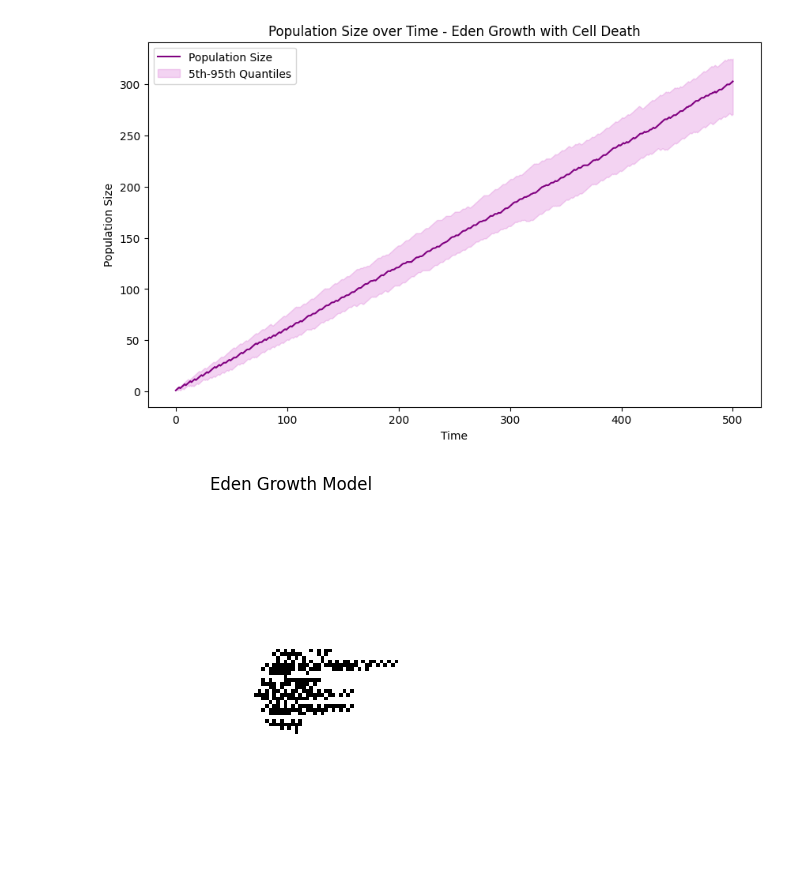
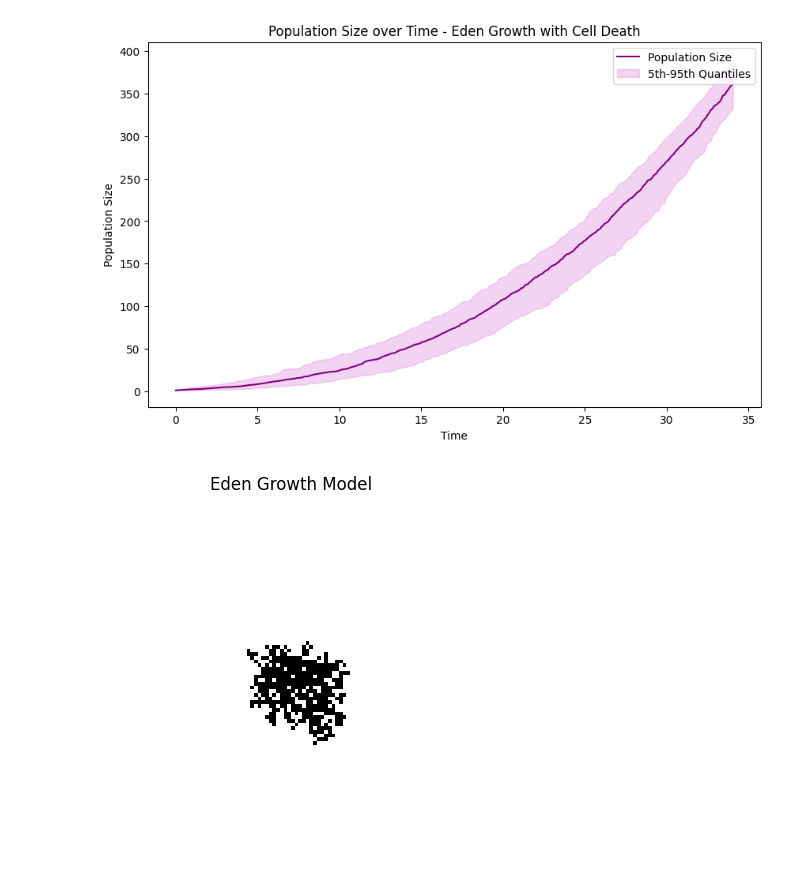
Before and after one commit to isabellac865/population_growth_models, a Jupyter notebook: 6_eden_growth_cell_death3.ipynb, the cells around one changed output. Cells and saved outputs as stored; diff of their text form; code cells hidden in the pictures.

Commit message:
summed birth and death rates

```diff
--- a/6_eden_growth_cell_death3.ipynb
+++ b/6_eden_growth_cell_death3.ipynb
@@ -21,40 +21,41 @@ def grow_cluster(grid, border, iterations, base_growth_rate, base_death_prob):
     population_size = [1]
     time_points = [0]
 
-#time !
+    for _ in range(iterations):
+        if not border:
+            break
 
-    for t in range(1, iterations + 1):
-        growth_rate = #base_growth_rate + np.random.uniform(-0.05, 0.05)
-        death_prob = #base_death_prob + np.random.uniform(-0.1, 0.1)
+        N = np.sum(grid)
+        num_dividing_cells = len(border)
 
-        #normalised total birth & death rate
+        summed_death = base_death_prob * N
+        summed_birth = base_growth_rate * num_dividing_cells
 
-        event_prob = np.random.rand()
+        total_rate = summed_death + summed_birth
+        if total_rate == 0:
+            break
 
-        if event_prob < death_prob and np.sum(grid) > 1: #maybe not needed with new birth/death
-            event = 'death'
+        next_event_time = np.random.exponential(1 / total_rate)
+        time_points.append(time_points[-1] + next_event_time)
+
+        if np.random.rand() < summed_birth / total_rate:
+            new_site = list(border)[np.random.randint(len(border))]
+            grid[new_site] = 1
+            population_size.append(np.sum(grid))
+            border.remove(new_site)
+            for nx, ny in get_moore_neighborhood(*new_site, size):
+                if grid[nx, ny] == 0:
+                    border.add((nx, ny))
         else:
-            event = 'birth'
-
-        if event == 'birth':
-            if border:
-                x, y = border.pop()
-                grid[x, y] = 1
-                population_size.append(population_size[-1] + 1)
-                for nx, ny in get_moore_neighborhood(x, y, size):
-                    if grid[nx, ny] == 0:
-                        border.add((nx, ny))
-        else:
-            live_cells = list(zip(*np.where(grid == 1)))
-            if live_cells:
-                x, y = live_cells[np.random.randint(len(live_cells))]
-                grid[x, y] = 0
-                population_size.append(population_size[-1] - 1)
-                for nx, ny in get_moore_neighborhood(x, y, size):
+            living_cells = list(zip(*np.where(grid == 1)))
+            if living_cells:
+                death_site = living_cells[np.random.randint(len(living_cells))]
+                grid[death_site] = 0
+                population_size.append(np.sum(grid))
+                border.discard(death_site)
+                for nx, ny in get_moore_neighborhood(*death_site, size):
                     if grid[nx, ny] == 1:
                         border.add((nx, ny))
-
-        time_points.append(t)
 
     return grid, population_size, time_points
 
@@ -68,38 +69,38 @@ def plot_grid(grid):
 grid_size = 100
 iterations = 500
 base_growth_rate = 0.1
-base_death_prob = 0.2  # Increased base cell death probability
+base_death_prob = 0.01
 num_simulations = 100
 
 # Run multiple simulations
 all_population_sizes = []
 all_time_points = []
 
 for _ in range(num_simulations):
     grid, population_size, time_points = grow_cluster(*initialize_grid(grid_size), iterations, base_growth_rate, base_death_prob)
     all_population_sizes.append(np.interp(np.linspace(0, max(time_points), iterations), time_points, population_size))
     all_time_points.append(np.linspace(0, max(time_points), iterations))
 
 all_population_sizes = np.array(all_population_sizes)
 time_points = np.mean(all_time_points, axis=0)
 
 # Calculate quantiles
 quantiles_1 = np.percentile(all_population_sizes, 5, axis=0)
 quantiles_2 = np.percentile(all_population_sizes, 95, axis=0)
 median_population_size = np.median(all_population_sizes, axis=0)
 
 # Plot population size over time
 plt.figure(figsize=(10, 6))
 plt.plot(time_points, median_population_size, label='Population Size', color='purple')
 plt.fill_between(time_points, quantiles_1, quantiles_2, color='orchid', alpha=0.3, label='5th-95th Quantiles')
 plt.xlabel('Time')
 plt.ylabel('Population Size')
 plt.title('Population Size over Time - Eden Growth with Cell Death')
 plt.legend()
 plt.show()
 
 # Plot final grid
 plot_grid(grid)
 # %% [output]
-[figure, old version]
+[figure, new version]
-[figure, old version]
+[figure, new version]
```
